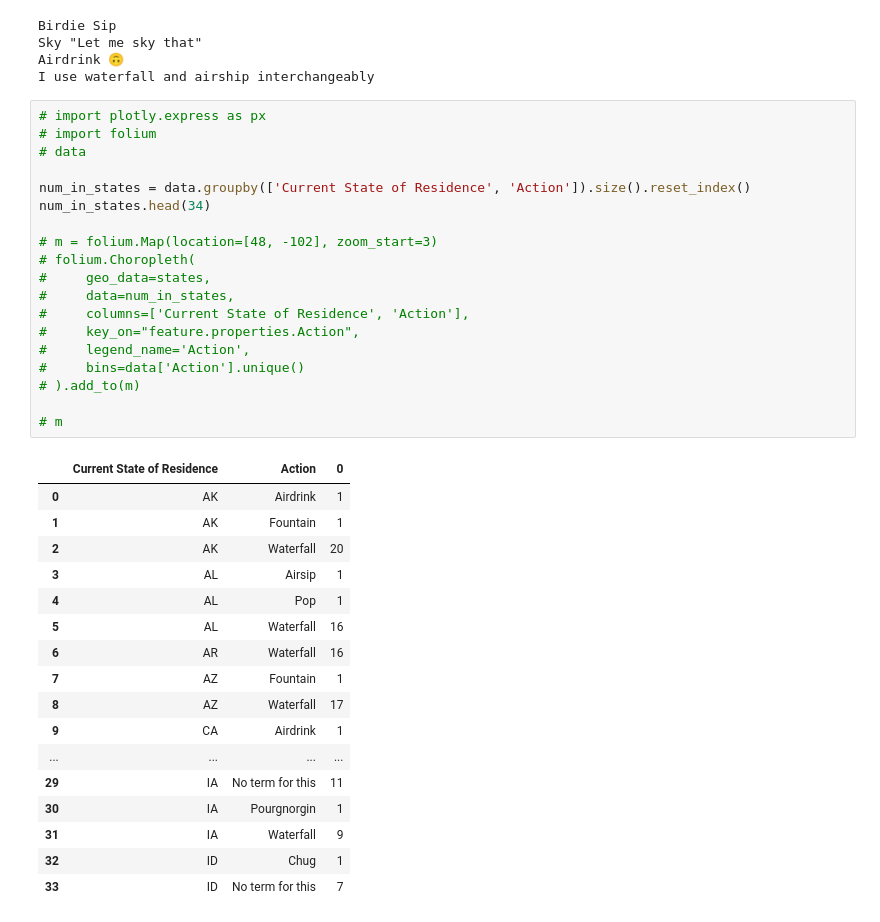
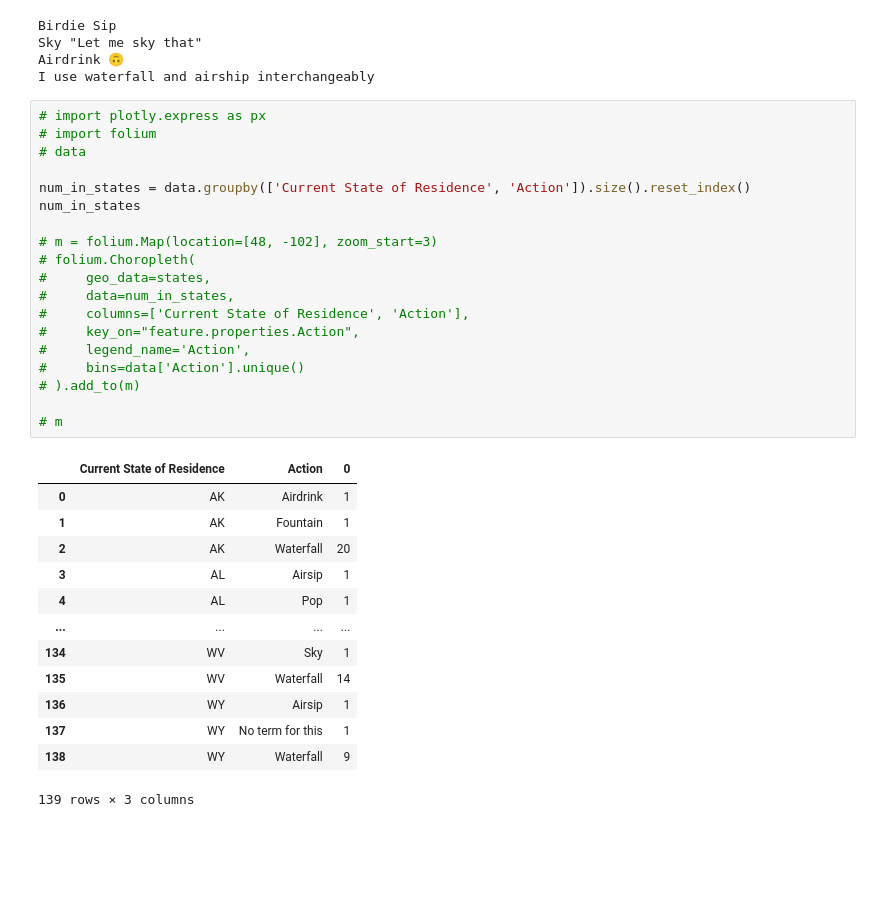
Before and after one commit to kevasinghal/finalproject, a Jupyter notebook: airsip.ipynb, the cells around one changed output. Cells and saved outputs as stored; diff of their text form; blank space fills up the shorter version.

```diff
--- a/airsip.ipynb
+++ b/airsip.ipynb
@@ -394,37 +396,33 @@ I use waterfall and airship interchangeably
 # %%
 # import plotly.express as px
 # import folium
 # data
 
 num_in_states = data.groupby(['Current State of Residence', 'Action']).size().reset_index()
-num_in_states.head(34)
+num_in_states
 
 # m = folium.Map(location=[48, -102], zoom_start=3)
 # folium.Choropleth(
 #     geo_data=states,
 #     data=num_in_states,
 #     columns=['Current State of Residence', 'Action'],
 #     key_on="feature.properties.Action",
 #     legend_name='Action',
 #     bins=data['Action'].unique()
 # ).add_to(m)
 
 # m
 # %% [output]
 |  | Current State of Residence | Action | 0 |
 | 0 | AK | Airdrink | 1 |
 | 1 | AK | Fountain | 1 |
 | 2 | AK | Waterfall | 20 |
 | 3 | AL | Airsip | 1 |
 | 4 | AL | Pop | 1 |
-| 5 | AL | Waterfall | 16 |
-| 6 | AR | Waterfall | 16 |
-| 7 | AZ | Fountain | 1 |
-| 8 | AZ | Waterfall | 17 |
-| 9 | CA | Airdrink | 1 |
 | ... | ... | ... | ... |
-| 29 | IA | No term for this | 11 |
-| 30 | IA | Pourgnorgin | 1 |
-| 31 | IA | Waterfall | 9 |
-| 32 | ID | Chug | 1 |
-| 33 | ID | No term for this | 7 |
+| 134 | WV | Sky | 1 |
+| 135 | WV | Waterfall | 14 |
+| 136 | WY | Airsip | 1 |
+| 137 | WY | No term for this | 1 |
+| 138 | WY | Waterfall | 9 |
+139 rows × 3 columns
```
Also changed, not shown: parts of 6 cells of this notebook.
